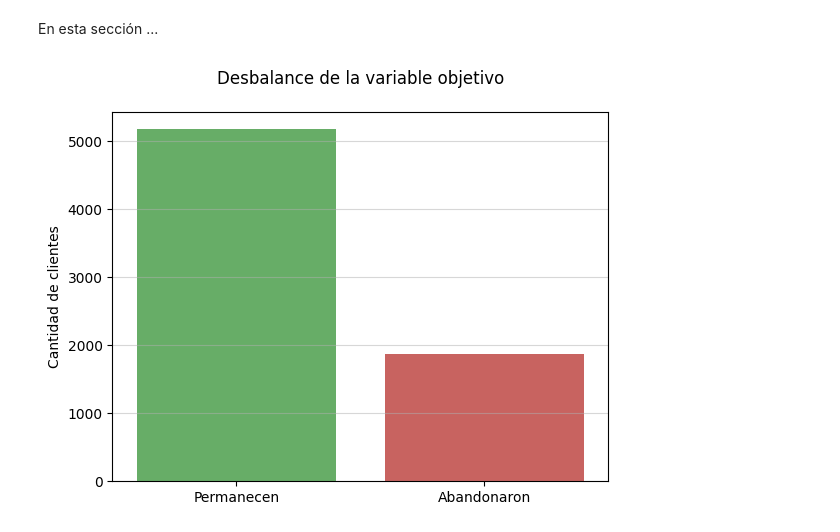
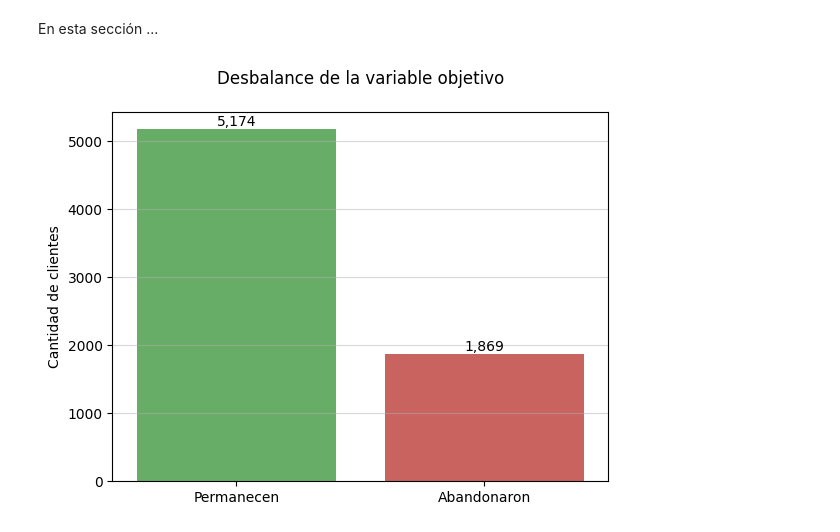
Before and after one commit to AndresCalvete-DataScientist/interconnect-customer-churn-prediction, a Jupyter notebook: notebooks/eda.ipynb, the cells around one changed output. Drawn from its saved outputs; the diff is of its cells as text; code cells hidden in the pictures.

```diff
--- a/notebooks/eda.ipynb
+++ b/notebooks/eda.ipynb
@@ -362,19 +362,22 @@ En esta sección ...
 # %%
 # Conteo de valores en la columna IsChurn
 churn_counts = df_contract['IsChurn'].value_counts().sort_index()
 
 # Definir colores personalizados en el mismo orden que las barras (0: No Churn, 1: Churn)
 custom_colors = ['#5CB85C', '#D9534F']
 
 # Visualización de la distribución de la variable IsChurn
-sns.barplot(x=churn_counts.index.astype(str), y=churn_counts.values, hue=churn_counts.index.astype(str), palette=custom_colors)
+ax = sns.barplot(x=churn_counts.index.astype(str), y=churn_counts.values, hue=churn_counts.index.astype(str), palette=custom_colors)
 
 # Etiquetas y título
+for i, value in enumerate(churn_counts.values):
+    ax.text(i, value + max(churn_counts.values) * 0.001, f'{value:,}', ha='center', va='bottom')
+
 plt.xlabel('')
 plt.ylabel('Cantidad de clientes')
 plt.title('Desbalance de la variable objetivo', pad=20)
 plt.xticks([0, 1], ['Permanecen', 'Abandonaron'])
 plt.grid(axis='y', alpha=0.5)
 plt.show()
 # %% [output]
-[figure, old version]
+[figure, new version]
```
Also changed, not shown: parts of 12 cells of this notebook.
